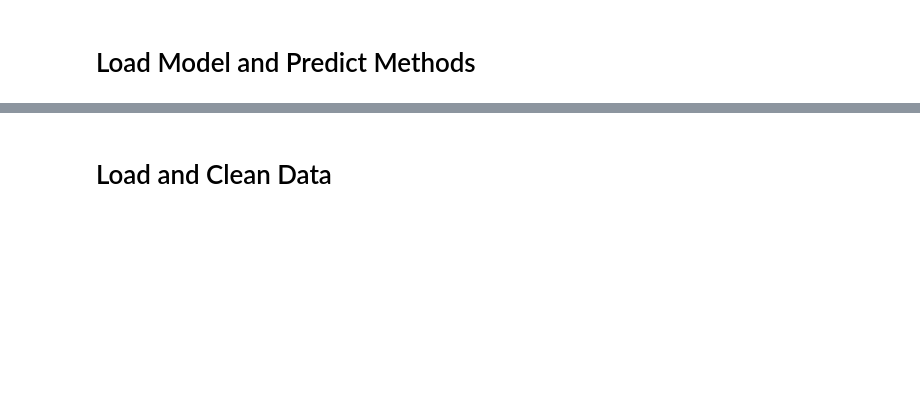
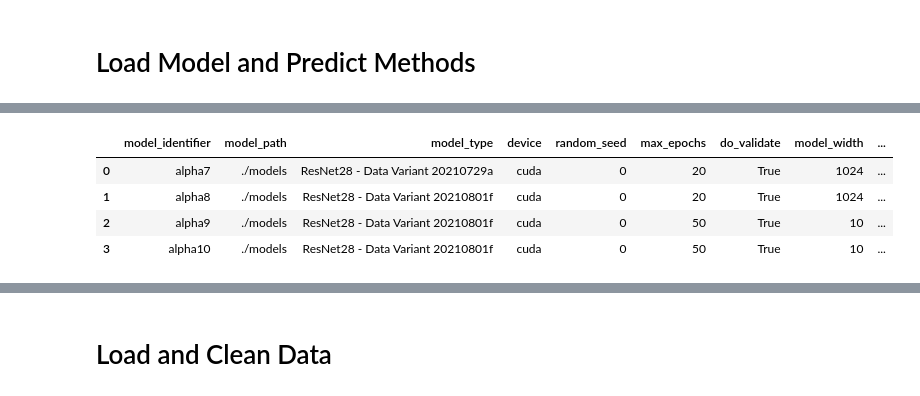
Before and after one commit to mads-swaps/swap-for-profit, a Jupyter notebook: playground/nicks/torch/py_torch_model_validation.ipynb, the cells around one changed output, grey strips where cells are left out. Cells and saved outputs as stored; diff of their text form; code cells hidden in the pictures; blank space fills up the shorter version.

```diff
--- a/playground/nicks/torch/py_torch_model_validation.ipynb
+++ b/playground/nicks/torch/py_torch_model_validation.ipynb
@@ -58,0 +128,8 @@ def predict(model, X, y, device='cpu', silent=False):
+# %%
+pd.DataFrame(model_configs)
+# %% [output]
+|  | model_identifier | model_path | model_type | device | random_seed | max_epochs | do_validate | model_width | ... |
+| 0 | alpha7 | ./models | ResNet28 - Data Variant 20210729a | cuda | 0 | 20 | True | 1024 | ... |
+| 1 | alpha8 | ./models | ResNet28 - Data Variant 20210801f | cuda | 0 | 20 | True | 1024 | ... |
+| 2 | alpha9 | ./models | ResNet28 - Data Variant 20210801f | cuda | 0 | 50 | True | 10 | ... |
+| 3 | alpha10 | ./models | ResNet28 - Data Variant 20210801f | cuda | 0 | 50 | True | 10 | ... |
```
Also changed, not shown: parts of 11 cells of this notebook, 3 other files.
